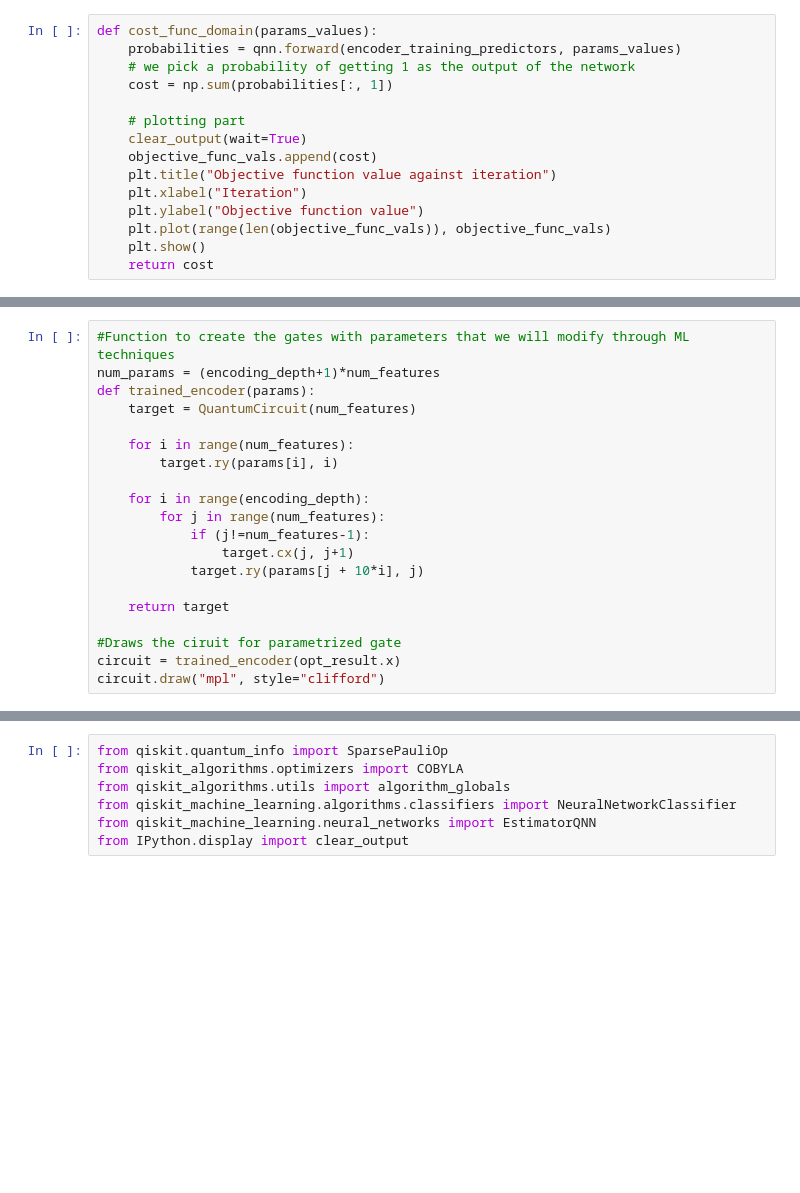
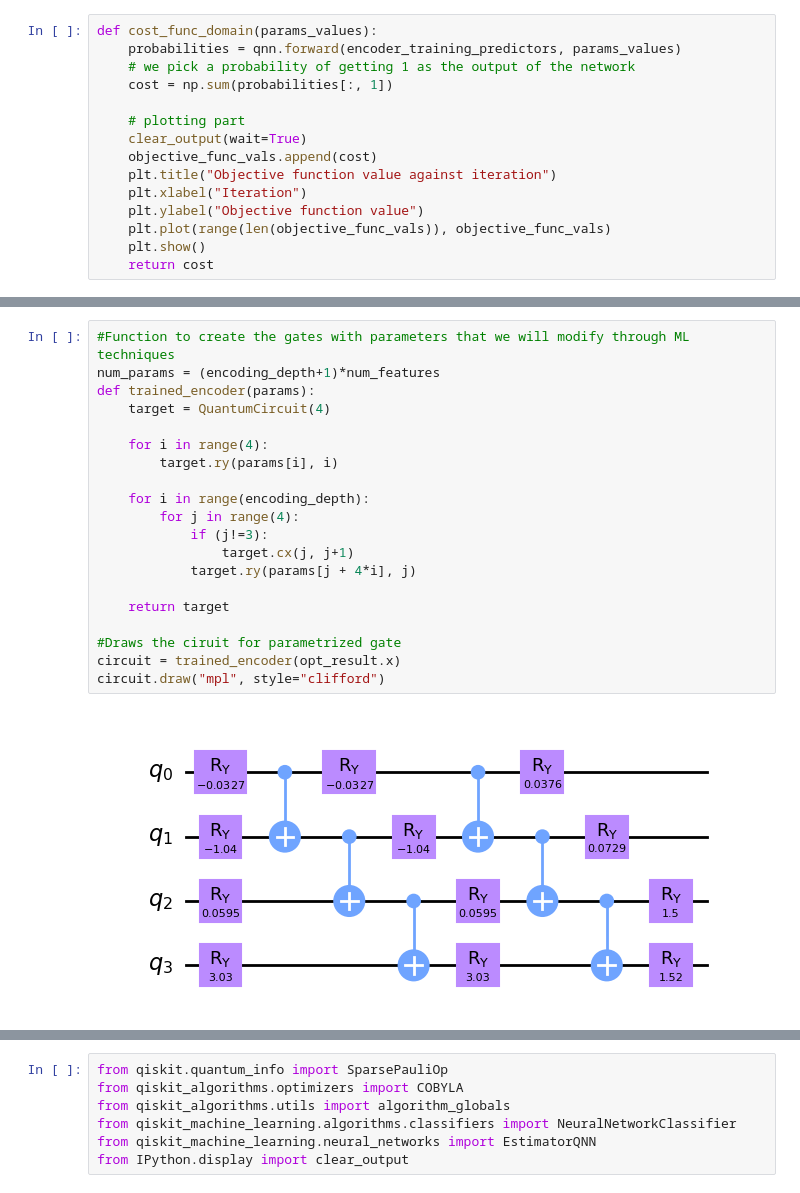
Before and after one commit to benjaminhagan/VIP_QML, a Jupyter notebook: Phase Encoder.ipynb, the cells around one changed output, grey strips where cells are left out. Drawn from its saved outputs; the diff is of its cells as text; blank space fills up the shorter version.

```diff
--- a/Phase Encoder.ipynb
+++ b/Phase Encoder.ipynb
@@ -234,23 +233,25 @@ NameError: name 'ParameterVector' is not defined
 # %%
 #Function to create the gates with parameters that we will modify through ML techniques
 num_params = (encoding_depth+1)*num_features
 def trained_encoder(params):
-    target = QuantumCircuit(num_features)
+    target = QuantumCircuit(4)
 
-    for i in range(num_features):
+    for i in range(4):
         target.ry(params[i], i)
 
     for i in range(encoding_depth):
-        for j in range(num_features):
-            if (j!=num_features-1):
+        for j in range(4):
+            if (j!=3):
                 target.cx(j, j+1)
-            target.ry(params[j + 10*i], j)
+            target.ry(params[j + 4*i], j)
 
     return target
 
 #Draws the ciruit for parametrized gate
 circuit = trained_encoder(opt_result.x)
 circuit.draw("mpl", style="clifford")
+# %% [output]
+[figure, added]
 # %%
 #Sets up full circuit with inputs and network
 #network.clear()
```
Also changed, not shown: parts of 7 cells of this notebook, 1 other file.
